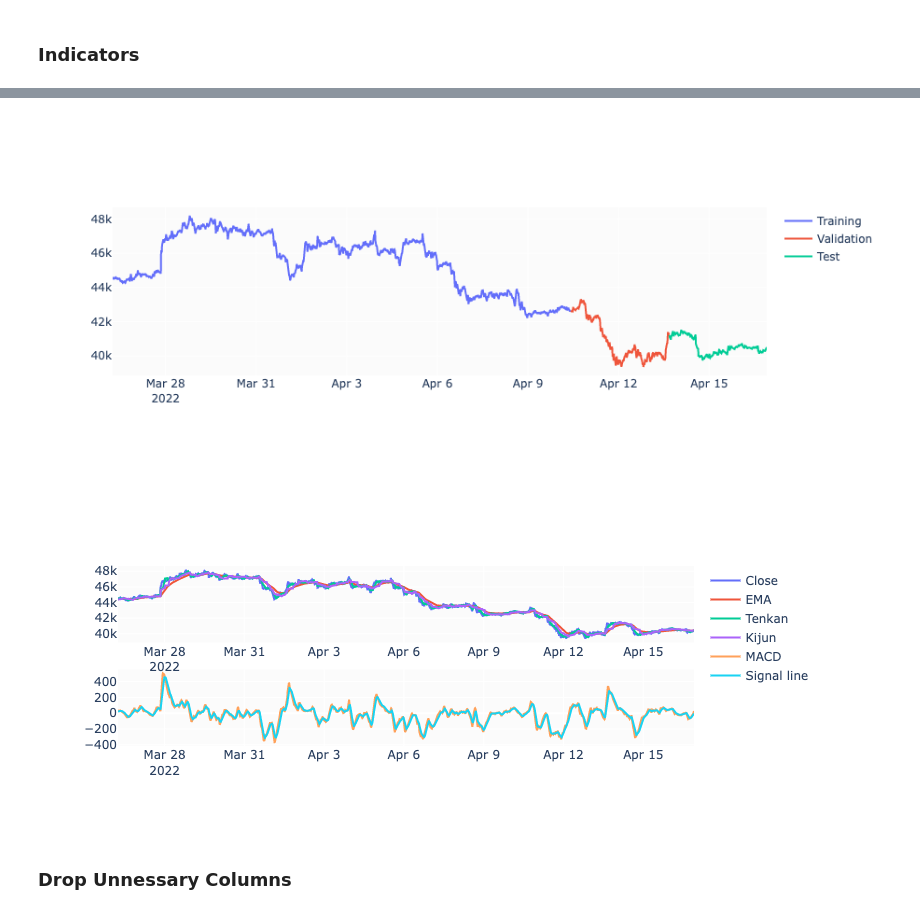
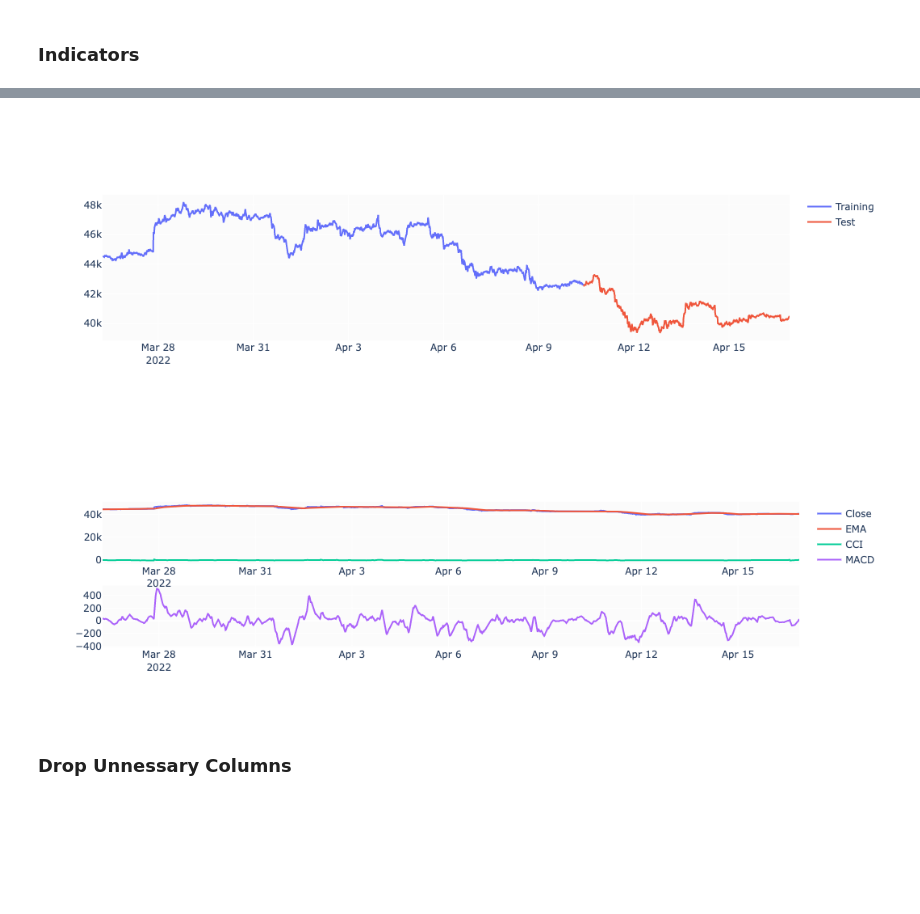
Before and after one commit to timtennyson/Sleep_And_Trade_Bot, a Jupyter notebook: crypto_predictions.ipynb, the cells around one changed output, grey strips where cells are left out. Cells and saved outputs as stored; diff of their text form; code cells hidden in the pictures; blank space fills up the shorter version.

```diff
--- a/crypto_predictions.ipynb
+++ b/crypto_predictions.ipynb
@@ -139,35 +139,27 @@ Split stock data frame into three subsets: training ($70\%$), validation ($15\%$
 # %%
-test_size  = 0.15
-valid_size = 0.15
+test_size  = 0.30
+test_split_idx  = int(btc_df.shape[0] * (1-test_size))
 
-test_split_idx  = int(btc_df.shape[0] * (1-test_size))
-valid_split_idx = int(btc_df.shape[0] * (1-(valid_size+test_size)))
-
-train_df  = btc_df.loc[:valid_split_idx].copy()
-valid_df  = btc_df.loc[valid_split_idx+1:test_split_idx].copy()
-test_df   = btc_df.loc[test_split_idx+1:].copy()
+train_df  = btc_df.loc[:test_split_idx - 1].copy()
+test_df   = btc_df.loc[test_split_idx:].copy()
 
 fig = go.Figure()
 fig.add_trace(go.Scatter(x=train_df.time, y=train_df.close, name='Training'))
-fig.add_trace(go.Scatter(x=valid_df.time, y=valid_df.close, name='Validation'))
 fig.add_trace(go.Scatter(x=test_df.time,  y=test_df.close,  name='Test'))
 fig.show()
-fig.write_image('images/traintestvalidate.png')
+fig.write_image('images/traintest.png')
 # %% [output]
-[figure, old version]
+[figure, new version]
 # %%
-
 fig = make_subplots(rows=2, cols=1)
 fig.add_trace(go.Scatter(x=btc_df.time, y=btc_df.close, name='Close'), row=1, col=1)
-fig.add_trace(go.Scatter(x=btc_df.time, y=btc_df.EMA, name='EMA'), row=1, col=1)
-fig.add_trace(go.Scatter(x=btc_df.time, y=btc_df.Tenkan, name='Tenkan'), row=1, col=1)
-fig.add_trace(go.Scatter(x=btc_df.time, y=btc_df.Kijun, name='Kijun'), row=1, col=1)
+fig.add_trace(go.Scatter(x=btc_df.time, y=btc_df['EMA'], name='EMA'), row=1, col=1)
+fig.add_trace(go.Scatter(x=btc_df.time, y=btc_df['CCI'], name='CCI'), row=1, col=1)
 fig.add_trace(go.Scatter(x=btc_df.time, y=btc_df['MACD'], name='MACD'), row=2, col=1)
-fig.add_trace(go.Scatter(x=btc_df.time, y=btc_df['Signal'], name='Signal line'), row=2, col=1)
 fig.show()
 fig.write_image('images/MACD.png')
 # %% [output]
-[figure, old version]
+[figure, new version]
 # %% [markdown]
 ### Drop Unnessary Columns
 # %%
```
Also changed, not shown: parts of 10 cells of this notebook, 1 other file.
